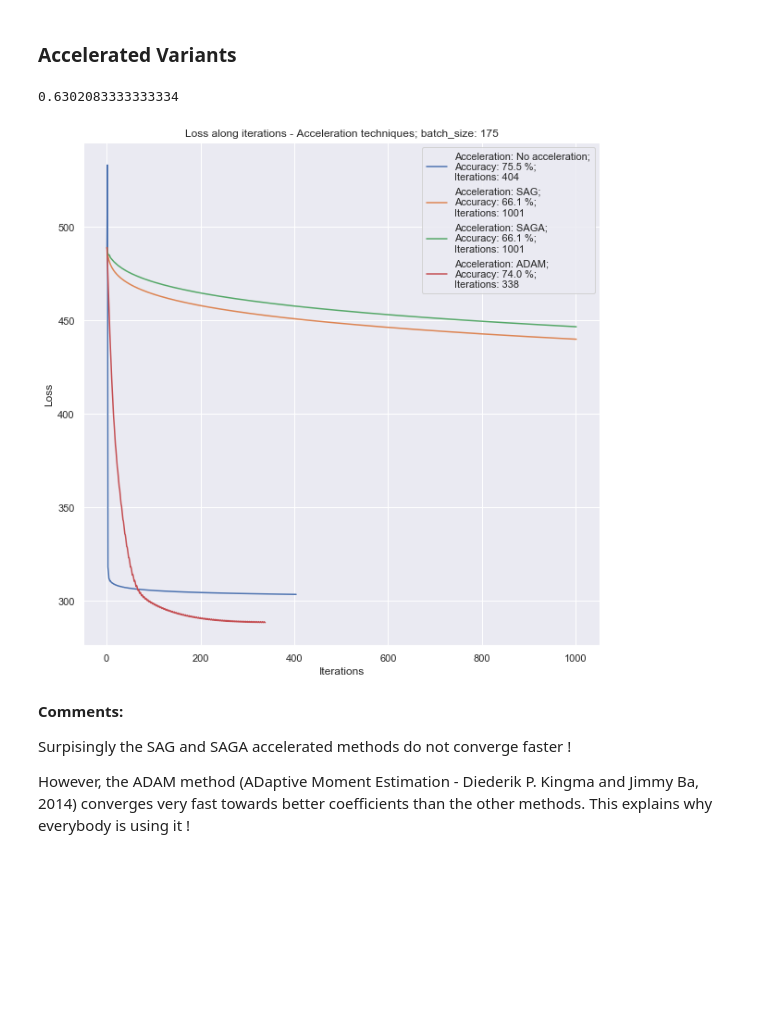
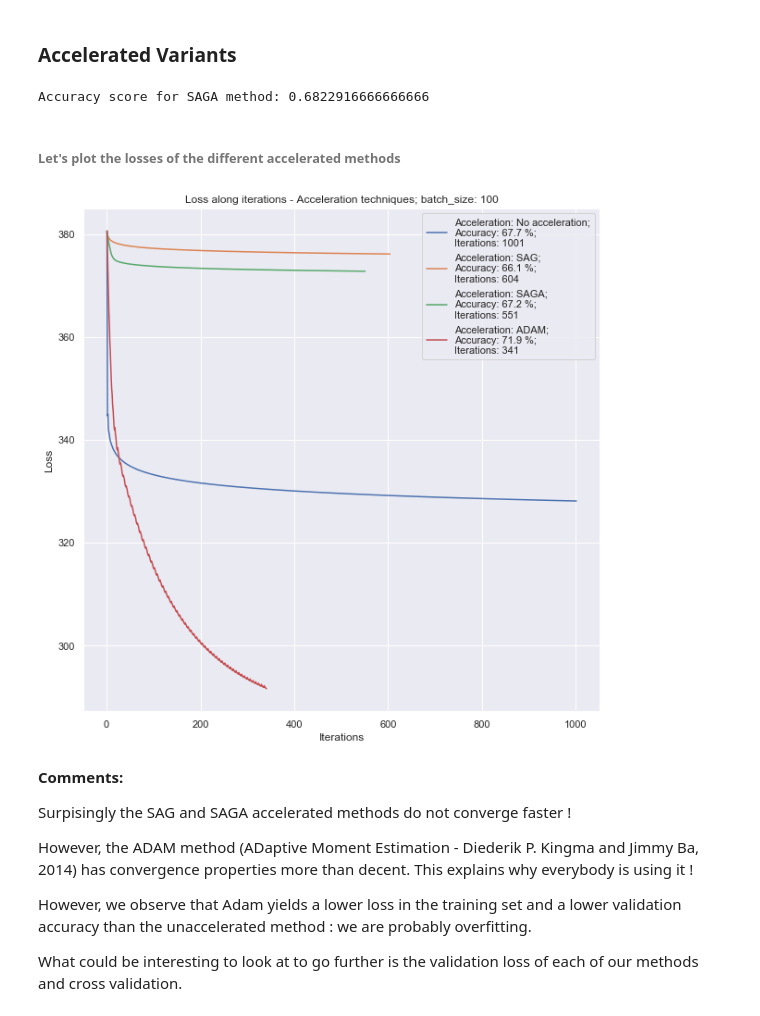
Before and after one commit to EmmanuelJhno/AML-labs, a Jupyter notebook: Cours 4 - TP/l3_Brandeis_Jehanno.ipynb, the cells around one changed output. Drawn from its saved outputs; the diff is of its cells as text; code cells hidden in the pictures; blank space fills up the shorter version.

```diff
--- a/Cours 4 - TP/l3_Brandeis_Jehanno.ipynb
+++ b/Cours 4 - TP/l3_Brandeis_Jehanno.ipynb
@@ -18,15 +18,19 @@ We import the dataset that we are going to use, an indian dataset including in t
 from sklearn import model_selection
 
 diabetes_data = pd.read_csv("diabetes_data.csv", sep=",")
-
-avg = np.mean(diabetes_data.iloc[:, :-1].values)
-std = np.mean(diabetes_data.iloc[:, :-1].values)
 
 diabetes_train, diabetes_test = model_selection.train_test_split(diabetes_data)
 diabetes_train_x = diabetes_train.iloc[:, :-1].values
 diabetes_train_y = diabetes_train.iloc[:, -1].values
 diabetes_train_y[diabetes_train_y == 0] = -1
 
+avg = np.mean(diabetes_train_x)
+std = np.std(diabetes_train_x) if np.std(diabetes_train_x)!=0 else 1e-3
+
 diabetes_test_x = diabetes_test.iloc[:, :-1].values
 diabetes_test_y = diabetes_test.iloc[:, -1].values
 diabetes_test_y[diabetes_test_y == 0] = -1
+
+# Normalize the data
+diabetes_train_x = (diabetes_train_x - avg)/std
+diabetes_test_x = (diabetes_test_x - avg)/std
@@ -459,7 +506,14 @@ plt.show()
 ### Accelerated Variants
 # %%
 class AcceleratedStochasticLogisticRegression(StochasticLogisticRegression):
-    def __init__(self, acc_type='SAG', f_1=None, f_2=None, **kwargs):
+    def __init__(self, acc_type='SAG', **kwargs):
+        """
+        phi_: List
+            phi[index] are the last evaluated coefficients for batch=batches[index]
+            This is somehow a memory that will be used to compute the batch-wise momentum.
+        acc_type_: str, one of 'SAG' or 'SAGA'
+            the averaged acceleration method that will be used
+        """
         super().__init__(**kwargs)
         self.phi_ = []
         self.acc_type_ = acc_type
@@ -471,28 +525,29 @@ class AcceleratedStochasticLogisticRegression(StochasticLogisticRegression):
         return batches
 
     def compute_lr(self, itr, min_lr=1e-5):
-        if not self.acc_type_:
-            lr = max(self.lr_ / itr, min_lr)
-        else:
-            lr = max(self.lr_ / itr**0.75, min_lr)
+        #if not self.acc_type_:
+        lr = max(self.lr_ / itr, min_lr)
+        #else:
+        #    lr = max(self.lr_ / itr**0.75, min_lr)
         return lr
 
     def compute_next_coef(self, X, y, lr, batches, itr):
         grad_phi = 0
         for index in range(len(batches)):
+            # Let's compute the gradient of phi on each batch
             grad_phi += self.gradient(coef=self.phi_[index],
                                       X=X, y=y,
                                       batch=batches[index])
 
-        additional_term = lr * (self.gradient(coef=self.coef_,X=X, y=y,
+        additional_term = (self.gradient(coef=self.coef_,X=X, y=y,
                                               batch=batches[itr%len(batches)]) -
                                 self.gradient(coef=self.phi_[itr%len(self.phi_)],X=X, y=y,
                                               batch=batches[itr%len(batches)]))
 
         if self.acc_type_=='SAG':
-            coef_np1 = self.coef_ - (lr/X.shape[0]) * grad_phi - additional_term/X.shape[0]
+            coef_np1 = self.coef_ - lr * (grad_phi - additional_term)/X.shape[0]
         elif self.acc_type_=='SAGA':
-            coef_np1 = self.coef_ - (lr/X.shape[0]) * grad_phi - additional_term
+            coef_np1 = self.coef_ - lr * (grad_phi/X.shape[0] - additional_term)
         else: # Then self.acc_type_ is None
             coef_np1 = self.coef_ - lr * self.gradient(coef=self.coef_,
                                                        X=X, y=y,
@@ -530,52 +585,58 @@ class ADAM(StochasticLogisticRegression):
 
         return coef_np1
 # %%
+from sklearn.metrics import accuracy_score
 my_accelerated_model = AcceleratedStochasticLogisticRegression(reg=1, lr=0.01, max_iter=1000, tol=0.001, acc_type='SAGA', batch_size=100)
 my_accelerated_model.fit(diabetes_train_x, diabetes_train_y, start=np.random.rand(diabetes_train_x.shape[1]))
 y_pred = my_accelerated_model.predict(diabetes_test_x)
+acc = accuracy_score(diabetes_test_y, y_pred)
+print("Accuracy score for SAGA method:", acc)
+# %% [output]
+Accuracy score for SAGA method: 0.6822916666666666
-# %%
-from sklearn.metrics import accuracy_score
-accuracy_score(diabetes_test_y, y_pred)
-# %% [output]
-0.6302083333333334
+# %% [markdown]
+###### Let's plot the losses of the different accelerated methods
 # %%
 from sklearn.metrics import accuracy_score
 plt.figure(figsize=(10,10))
 
-batch_size = 175
+batch_size = 100
 init_args = dict(reg=1, lr=0.01, max_iter=1000, tol=0.001, batch_size=batch_size)
 fit_args = dict(X=diabetes_train_x, y=diabetes_train_y, start=np.random.rand(diabetes_train_x.shape[1]))
 
 for acc_type in [None, 'SAG', 'SAGA']:
     my_model = AcceleratedStochasticLogisticRegression(**init_args, acc_type=acc_type)
     my_model.fit(**fit_args)
     y_pred = my_model.predict(diabetes_test_x)
     plt.plot([i for i in range(1,len(my_model.f_history_)+1)],
              my_model.f_history_,
              label="Acceleration: {};\nAccuracy: {:.1f} %;\nIterations: {}".format(acc_type if acc_type else "No acceleration",
                                                                                  accuracy_score(diabetes_test_y, y_pred)*100,
                                                                                  len(my_model.f_history_)))
 
 
 # ADAM
 adam = ADAM(**init_args, f1=0.1, f2=0.1)
 adam.fit(**fit_args)
 y_pred = adam.predict(diabetes_test_x)
 plt.plot([i for i in range(1,len(adam.f_history_)+1)],
          adam.f_history_,
          label="Acceleration: {};\nAccuracy: {:.1f} %;\nIterations: {}".format("ADAM",
                                                                              accuracy_score(diabetes_test_y, y_pred)*100,
                                                                              len(adam.f_history_)))
 plt.legend()
 plt.xlabel("Iterations")
 plt.ylabel("Loss")
 plt.title("Loss along iterations - Acceleration techniques; batch_size: {}".format(batch_size))
 plt.show()
 # %% [output]
-[figure, old version]
+[figure, new version]
 # %% [markdown]
 **Comments:**
 
 Surpisingly the SAG and SAGA accelerated methods do not converge faster !
 
-However, the ADAM method (ADaptive Moment Estimation - Diederik P. Kingma and Jimmy Ba, 2014) converges very fast towards better coefficients than the other methods. This explains why everybody is using it !
+However, the ADAM method (ADaptive Moment Estimation - Diederik P. Kingma and Jimmy Ba, 2014) has convergence properties more than decent. This explains why everybody is using it !
+
+However, we observe that Adam yields a lower loss in the training set and a lower validation accuracy than the unaccelerated method : we are probably overfitting.
+
+What could be interesting to look at to go further is the validation loss of each of our methods and cross validation.
```
Also changed, not shown: parts of 10 cells of this notebook.
